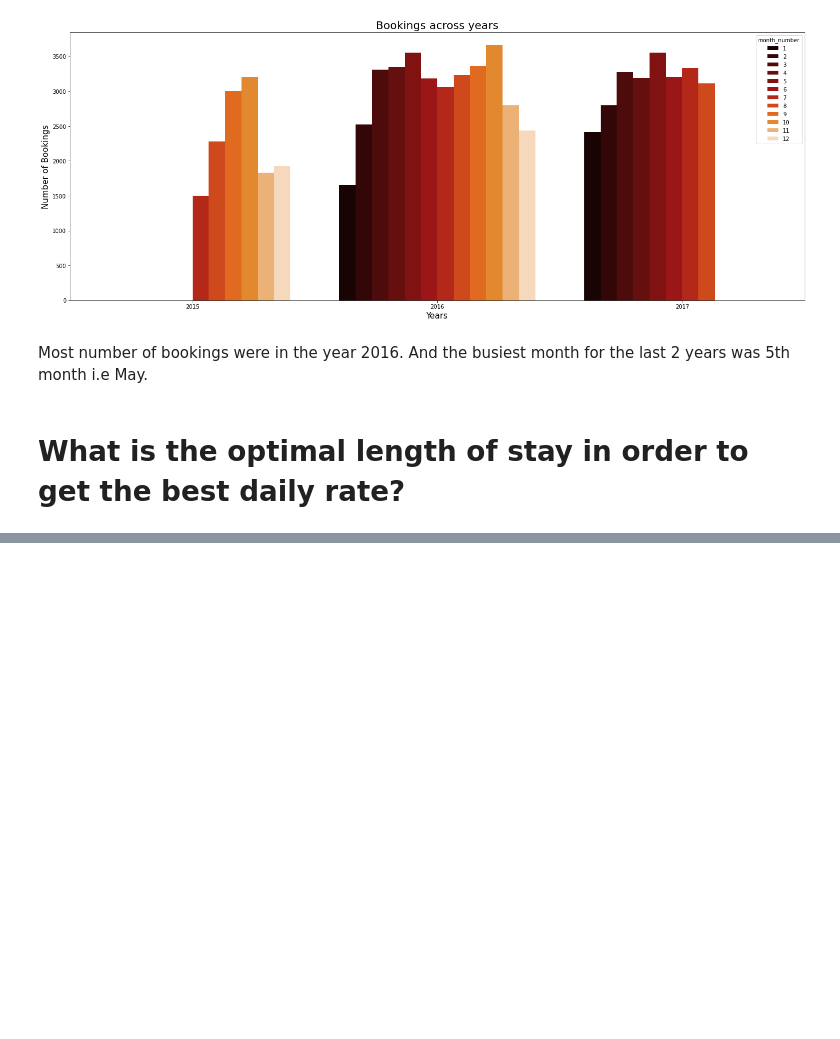
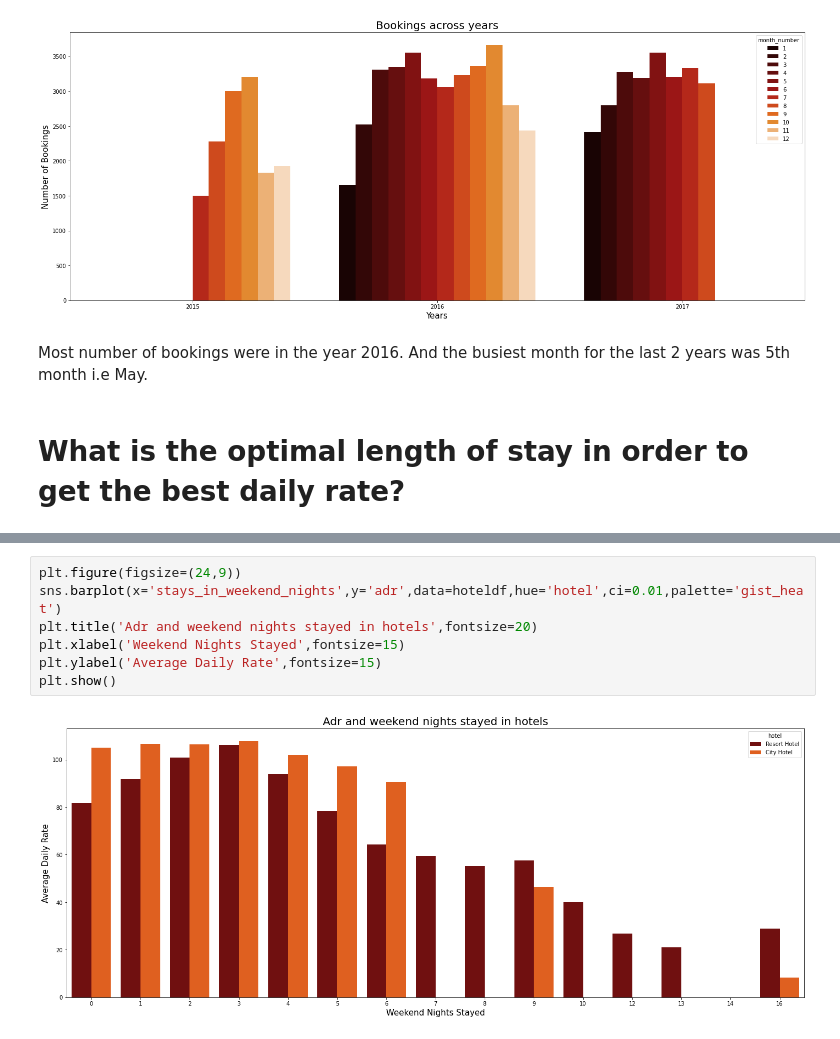
Before and after one commit to LuvMutreja/Hotel-booking-analysis, a Jupyter notebook: Hotel_Booking_Analysis_Capstone_Project.ipynb, the cells around one changed output, grey strips where cells are left out. Drawn from its saved outputs; the diff is of its cells as text; blank space fills up the shorter version.

```diff
--- a/Hotel_Booking_Analysis_Capstone_Project.ipynb
+++ b/Hotel_Booking_Analysis_Capstone_Project.ipynb
@@ -411,0 +430,9 @@ sns.lineplot(x=hoteldf['stays_in_weekend_nights']+hoteldf['stays_in_week_nights'
+# %%
+plt.figure(figsize=(24,9))
+sns.barplot(x='stays_in_weekend_nights',y='adr',data=hoteldf,hue='hotel',ci=0.01,palette='gist_heat')
+plt.title('Adr and weekend nights stayed in hotels',fontsize=20)
+plt.xlabel('Weekend Nights Stayed',fontsize=15)
+plt.ylabel('Average Daily Rate',fontsize=15)
+plt.show()
+# %% [output]
+[figure, added]
```
Also changed, not shown: parts of 24 cells of this notebook.
